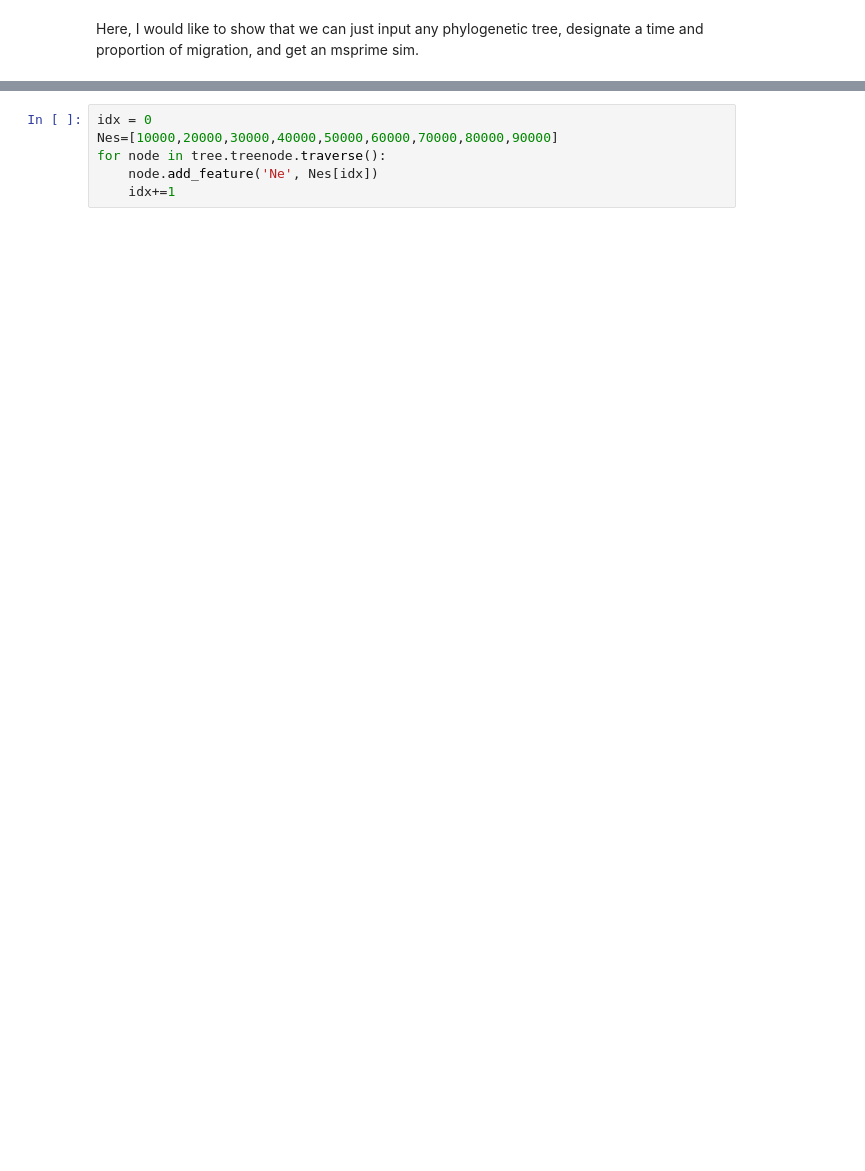
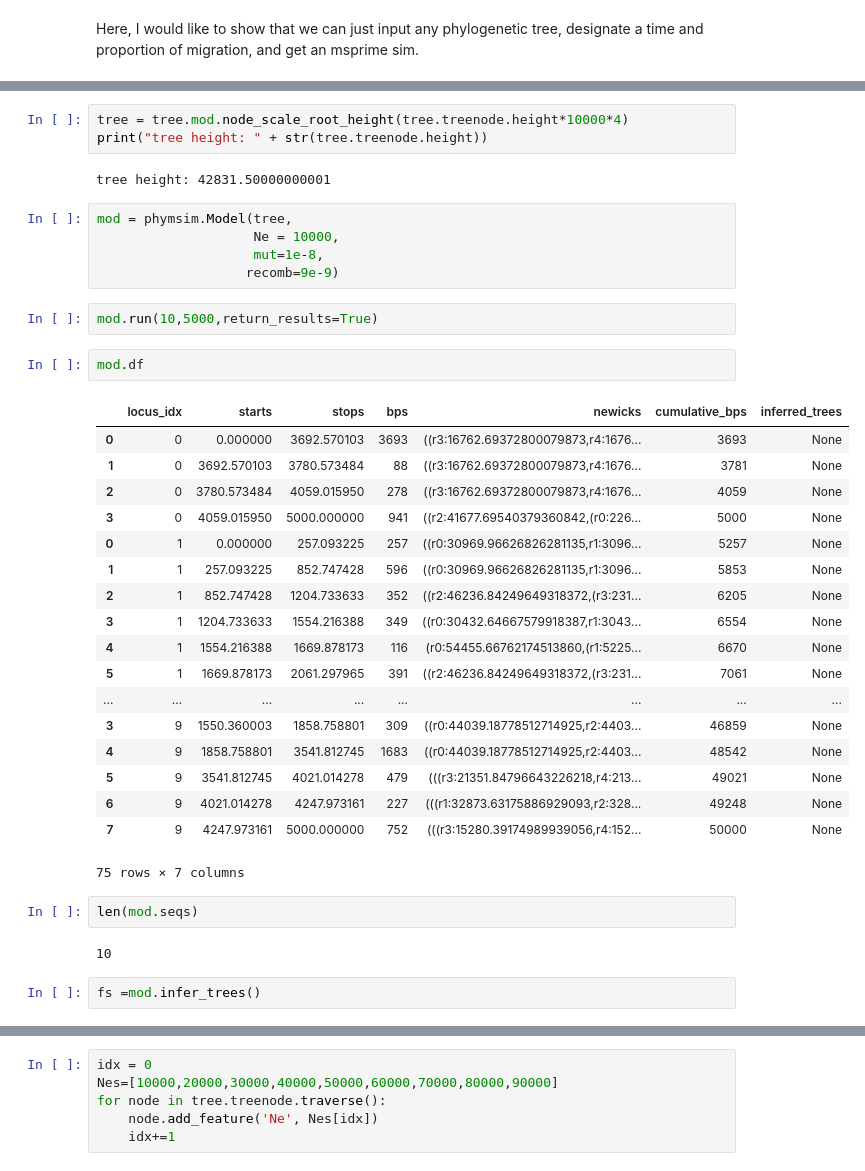
Before and after one commit to pmckenz1/ipcoal, a Jupyter notebook: notebooks/demo.ipynb, the cells around one changed output, grey strips where cells are left out. Drawn from its saved outputs; the diff is of its cells as text; blank space fills up the shorter version.

```diff
--- a/notebooks/demo.ipynb
+++ b/notebooks/demo.ipynb
@@ -184,0 +22,39 @@ tree.draw(node_labels=True, node_sizes=15, tip_labels_align=True);
+# %%
+tree = tree.mod.node_scale_root_height(tree.treenode.height*10000*4)
+print("tree height: " + str(tree.treenode.height))
+# %% [output]
+tree height: 42831.50000000001
+# %%
+mod = phymsim.Model(tree,
+                    Ne = 10000,
+                    mut=1e-8,
+                   recomb=9e-9)
+# %%
+mod.run(10,5000,return_results=True)
+# %%
+mod.df
+# %% [output]
+|  | locus_idx | starts | stops | bps | newicks | cumulative_bps | inferred_trees |
+| 0 | 0 | 0.000000 | 3692.570103 | 3693 | ((r3:16762.69372800079873,r4:1676... | 3693 | None |
+| 1 | 0 | 3692.570103 | 3780.573484 | 88 | ((r3:16762.69372800079873,r4:1676... | 3781 | None |
+| 2 | 0 | 3780.573484 | 4059.015950 | 278 | ((r3:16762.69372800079873,r4:1676... | 4059 | None |
+| 3 | 0 | 4059.015950 | 5000.000000 | 941 | ((r2:41677.69540379360842,(r0:226... | 5000 | None |
+| 0 | 1 | 0.000000 | 257.093225 | 257 | ((r0:30969.96626826281135,r1:3096... | 5257 | None |
+| 1 | 1 | 257.093225 | 852.747428 | 596 | ((r0:30969.96626826281135,r1:3096... | 5853 | None |
+| 2 | 1 | 852.747428 | 1204.733633 | 352 | ((r2:46236.84249649318372,(r3:231... | 6205 | None |
+| 3 | 1 | 1204.733633 | 1554.216388 | 349 | ((r0:30432.64667579918387,r1:3043... | 6554 | None |
+| 4 | 1 | 1554.216388 | 1669.878173 | 116 | (r0:54455.66762174513860,(r1:5225... | 6670 | None |
+| 5 | 1 | 1669.878173 | 2061.297965 | 391 | ((r2:46236.84249649318372,(r3:231... | 7061 | None |
+| ... | ... | ... | ... | ... | ... | ... | ... |
+| 3 | 9 | 1550.360003 | 1858.758801 | 309 | ((r0:44039.18778512714925,r2:4403... | 46859 | None |
+| 4 | 9 | 1858.758801 | 3541.812745 | 1683 | ((r0:44039.18778512714925,r2:4403... | 48542 | None |
+| 5 | 9 | 3541.812745 | 4021.014278 | 479 | (((r3:21351.84796643226218,r4:213... | 49021 | None |
+| 6 | 9 | 4021.014278 | 4247.973161 | 227 | (((r1:32873.63175886929093,r2:328... | 49248 | None |
+| 7 | 9 | 4247.973161 | 5000.000000 | 752 | (((r3:15280.39174989939056,r4:152... | 50000 | None |
+75 rows × 7 columns
+# %%
+len(mod.seqs)
+# %% [output]
+10
+# %%
+fs =mod.infer_trees()
```
Also changed, not shown: parts of 103 cells of this notebook, 10 other files.
